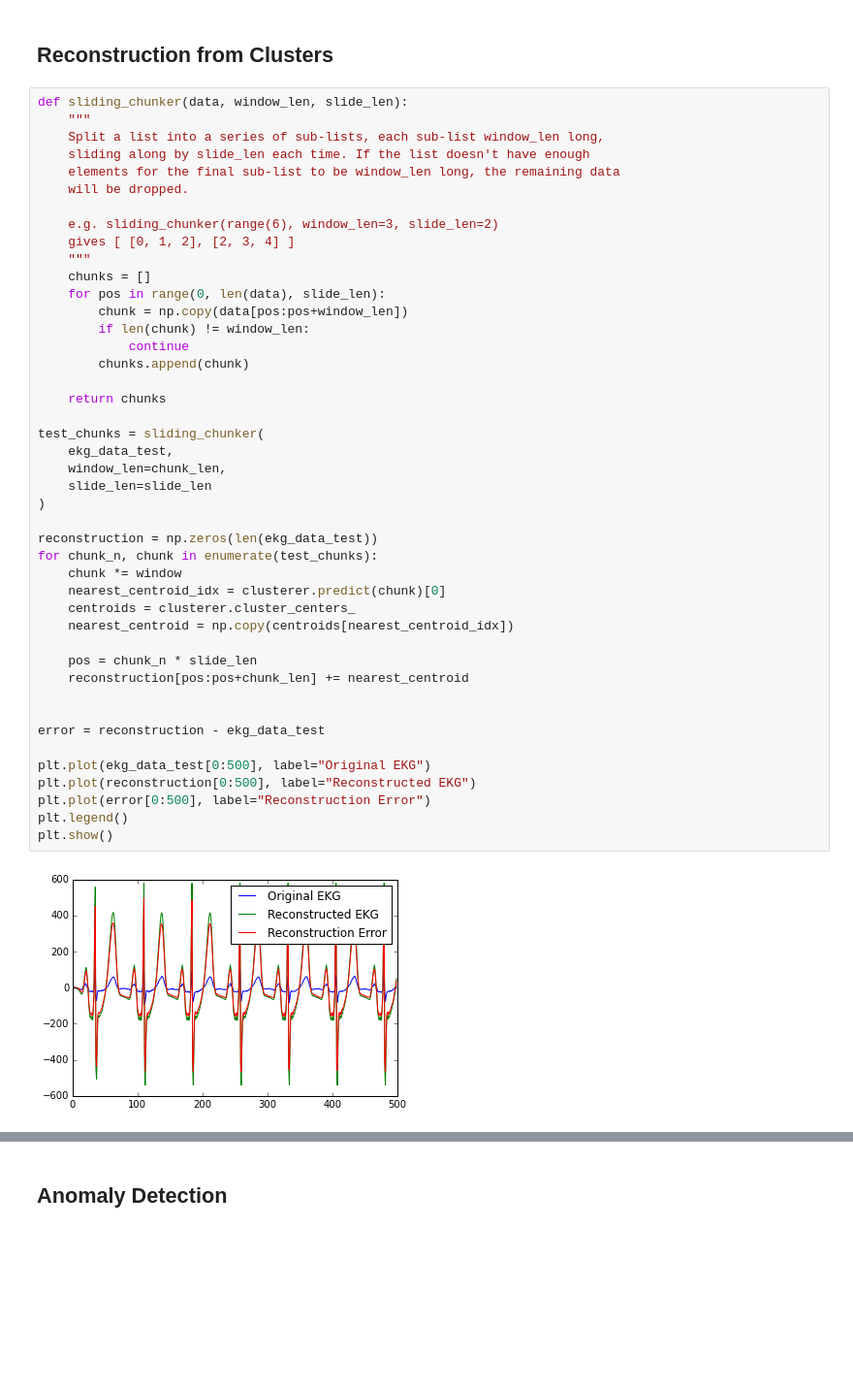
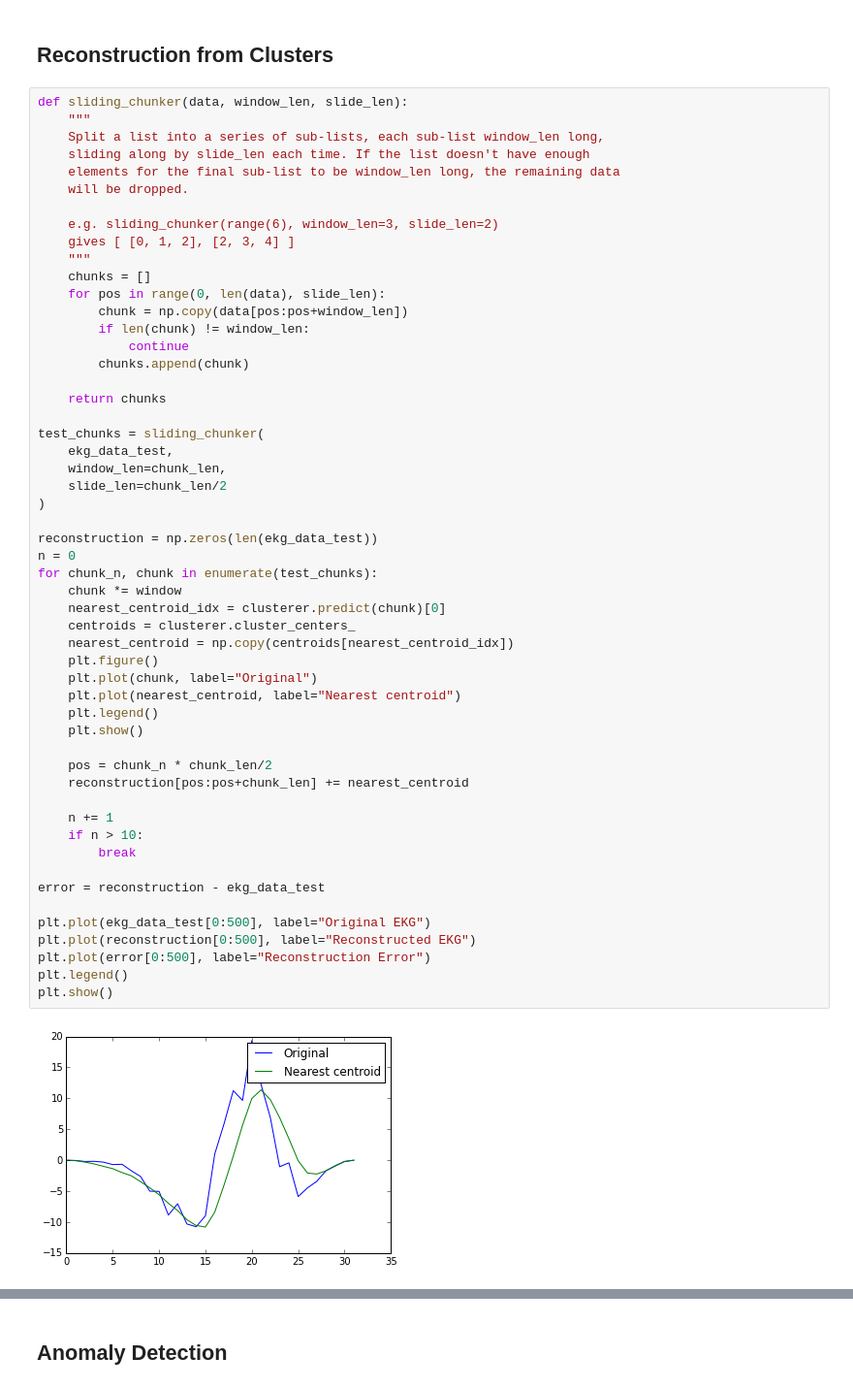
Before and after one commit to mrahtz/sanger-machine-learning-workshop, a Jupyter notebook: Unsupervised Learning.ipynb, the cells around one changed output, grey strips where cells are left out. Shown: that part at 97% size. Saved outputs shown, nothing was run; the diff lists cells and outputs as text; blank space fills up the shorter version.

```diff
--- a/Unsupervised Learning.ipynb
+++ b/Unsupervised Learning.ipynb
@@ -226,33 +226,42 @@ def sliding_chunker(data, window_len, slide_len):
         chunk = np.copy(data[pos:pos+window_len])
         if len(chunk) != window_len:
             continue
         chunks.append(chunk)
 
     return chunks
 
 test_chunks = sliding_chunker(
     ekg_data_test,
     window_len=chunk_len,
-    slide_len=slide_len
+    slide_len=chunk_len/2
 )
 
 reconstruction = np.zeros(len(ekg_data_test))
+n = 0
 for chunk_n, chunk in enumerate(test_chunks):
     chunk *= window
     nearest_centroid_idx = clusterer.predict(chunk)[0]
     centroids = clusterer.cluster_centers_
     nearest_centroid = np.copy(centroids[nearest_centroid_idx])
+    plt.figure()
+    plt.plot(chunk, label="Original")
+    plt.plot(nearest_centroid, label="Nearest centroid")
+    plt.legend()
+    plt.show()
 
-    pos = chunk_n * slide_len
+    pos = chunk_n * chunk_len/2
     reconstruction[pos:pos+chunk_len] += nearest_centroid
 
+    n += 1
+    if n > 10:
+        break
 
 error = reconstruction - ekg_data_test
 
 plt.plot(ekg_data_test[0:500], label="Original EKG")
 plt.plot(reconstruction[0:500], label="Reconstructed EKG")
 plt.plot(error[0:500], label="Reconstruction Error")
 plt.legend()
 plt.show()
 # %% [output]
-[figure, old version]
+[figure, new version]
```
Also changed, not shown: parts of 1 cell of this notebook.
